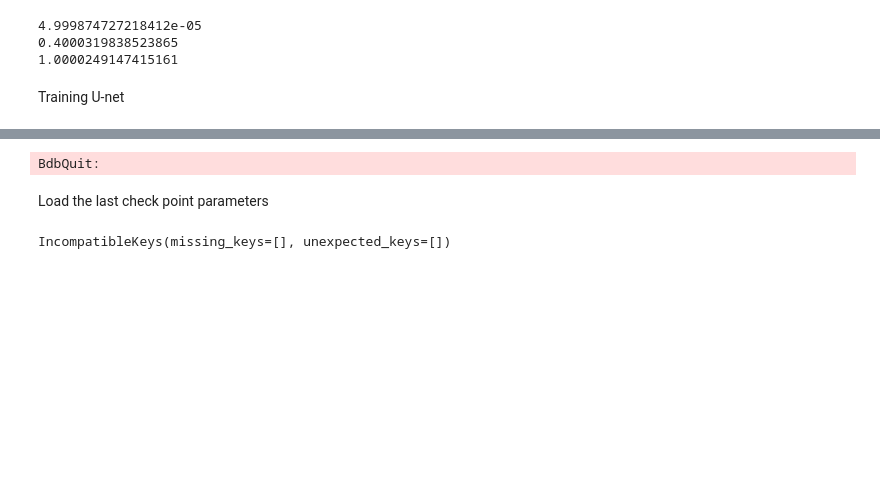
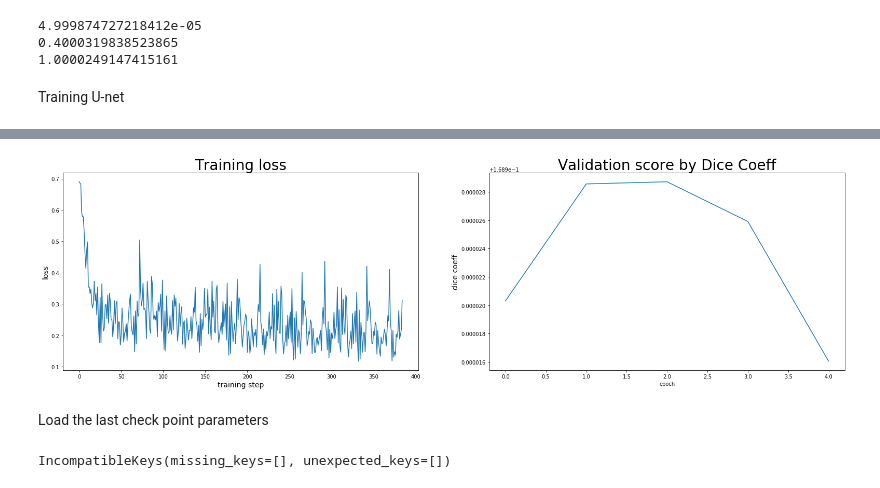
Before and after one commit to fuurin/forests, a Jupyter notebook: forests.ipynb, the cells around one changed output, grey strips where cells are left out. Saved outputs shown, nothing was run; the diff lists cells and outputs as text; code cells hidden in the pictures; blank space fills up the shorter version.

```diff
--- a/forests.ipynb
+++ b/forests.ipynb
@@ -46,12 +48,12 @@ Reading layer images
 layers = [[] for i in range(len(MOSAIC_NAMES))]
 
 for mosaic_id, name in enumerate(MOSAIC_NAMES):
-    for layer_id in range(len(LAYER_COLORS)):
+    for layer_id in range(LAYER_LEN):
         layer_file_name = f"{DATASET_DIR}{name}layer{layer_id}.jpg"
         layer = cv2.imread(layer_file_name, cv2.IMREAD_GRAYSCALE)
 
         if layer is not None:
-            print(f"Get layer image: {layer_file_name}")
+            if VERBOSE: print(f"Get layer image: {layer_file_name}")
             layers[mosaic_id].append(layer)
 # %% [output]
 Get layer image: ../datasets/forests/wM1layer0.jpg
@@ -443,7 +368,7 @@ print(dice_coeff(a, b))
 # %% [markdown]
 Training U-net
 # %%
-net = UNet(len(LAYER_COLORS))
+net = UNet(LAYER_LEN)
 net = net.cuda() if torch.cuda.is_available() else net.cpu()
 
 optimizer = optim.SGD(
@@ -460,7 +385,7 @@ train_losses = []
 dice_coeffs = []
 
 for epoch in range(1, EPOCH+1):
-    print("Start epoch:", epoch)
+    if VERBOSE: print("Start epoch:", epoch)
 
     train = patch_pairs(train_paths)
     val = patch_pairs(val_paths)
@@ -488,15 +413,17 @@ for epoch in range(1, EPOCH+1):
         epoch_loss += loss.item()
         train_losses.append(loss.item())
 
-        if i % REPORT_INTERVAL == 0:
-            elapsed = time.time() - start_time
-            progress = i / (train_len / BATCH_SIZE)
-            left_time = "-" if i == 0 else int((elapsed / (progress)) * (1. - progress))
-            print("{} / {} trained | loss: {:.4} | epoch time: {} [sec] ({} [sec] left)" \
-                  .format(i * BATCH_SIZE, train_len, loss.item(), int(elapsed), left_time))
+        if VERBOSE:
+            if i % REPORT_INTERVAL == 0:
+                elapsed = time.time() - start_time
+                progress = i / (train_len / BATCH_SIZE)
+                left_time = "-" if i == 0 else int((elapsed / (progress)) * (1. - progress))
+                print("{} / {} trained | loss: {:.4} | epoch time: {} [sec] ({} [sec] left)" \
+                      .format(i * BATCH_SIZE, train_len, loss.item(), int(elapsed), left_time))
 
-    print("Training in epoch {} finished ! Average loss: {:.4} | epoch time: {} [sec]" \
-          .format(epoch, epoch_loss / train_len, int(time.time() - start_time)))
+    if VERBOSE:
+        print("Training in epoch {} finished ! Average loss: {:.4} | epoch time: {} [sec]\n" \
+              .format(epoch, epoch_loss / train_len, int(time.time() - start_time)))
 
 
 
@@ -516,22 +443,25 @@ for epoch in range(1, EPOCH+1):
             prob = prob.permute(1, 2, 0)
 
         # calculate dice coefficient:
-        one_hot_prob = to_torch(prob_to_one_hot(prob))
+        one_hot_prob = prob_to_one_hot(prob)
         val_dice += dice_coeff(one_hot_prob, segm_vec)
 
         # report progress
-        if j % REPORT_INTERVAL == 0:
-            print(f"validation progress: {j}/{val_len}")
+        if VERBOSE:
+            if i % REPORT_INTERVAL == 0:
+                print(f"validation progress: {i}/{val_len}")
 
     # create checkpoint
-    torch.save(net.state_dict(), f"{CHECKPOINT_DIR}CP{epoch}.pth")
-    print(f"Checkpoint {epoch} saved !")
+    torch.save(net.state_dict(), f"{CHECKPOINT_DIR}cp_{epoch}.pth")
+    if VERBOSE: print(f"Checkpoint {epoch} saved !")
 
     # report the result of this epoch
     dice_coeffs.append(val_dice / val_len)
-    print(f"Validation Dice Coeff Average: {dice_coeffs[-1]}")
+    if VERBOSE: print(f"Validation Dice Coeff Average: {round(np.average(dice_coeffs), 5)}\n")
 
 
+np.save(f"{HISTORY_DIR}loss", train_losses)
+np.save(f"{HISTORY_DIR}dice", dice_coeffs)
 
 # Show the training result by matplotlib graphs
 fig = plt.figure(figsize=(27, 7))
@@ -539,13 +469,15 @@ fig = plt.figure(figsize=(27, 7))
 ax1 = fig.add_subplot(121)
 ax1.plot(train_losses)
 ax1.set_title('Training loss', fontsize=28)
-ax1.set_xlabel('training step')
-ax1.set_ylabel('loss')
+ax1.set_xlabel('training step', fontsize=14)
+ax1.set_ylabel('loss', fontsize=14)
 
 ax2 = fig.add_subplot(122)
 ax2.plot(dice_coeffs)
 ax2.set_title('Validation score by Dice Coeff', fontsize=28)
 ax2.set_xlabel('epoch')
-ax2.set_ylabel('dice coeff')
+ax2.set_ylabel('dice coeff', fontsize=14)
+
+plt.show()
 # %% [output]
 Start epoch: 1
@@ -566,4 +500,4 @@ Training in epoch 1 finished ! Average loss: 0.1604 | epoch time: 25 [sec]
-BdbQuit:
+[figure, added]
 # %% [markdown]
 Load the last check point parameters
 # %%
```
Also changed, not shown: parts of 14 cells of this notebook.
